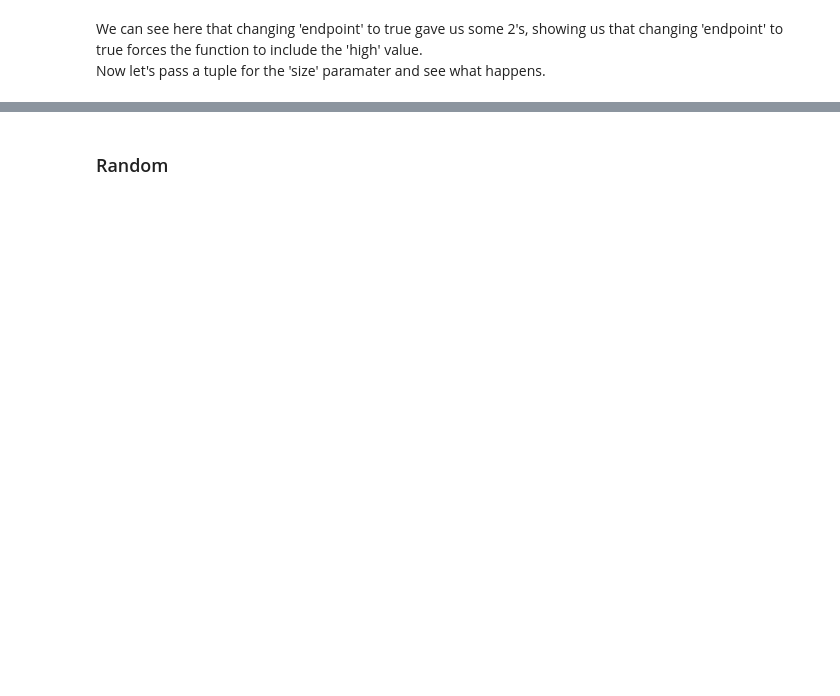
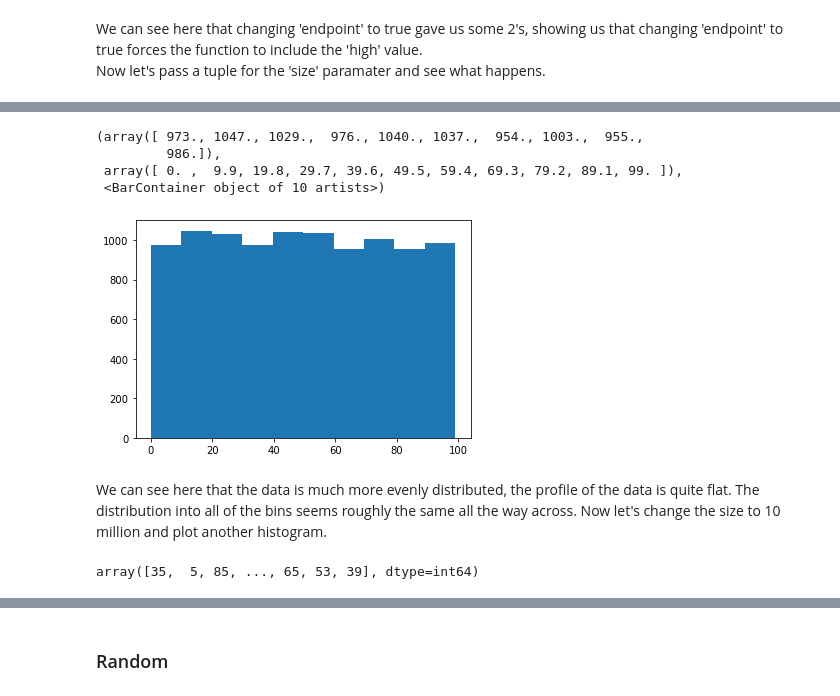
Before and after one commit to Cormac88/the-numpy.random-package, a Jupyter notebook: numpy.random.ipynb, the cells around one changed output, grey strips where cells are left out. Cells and saved outputs as stored; diff of their text form; code cells hidden in the pictures; blank space fills up the shorter version.

```diff
--- a/numpy.random.ipynb
+++ b/numpy.random.ipynb
@@ -290,0 +351,15 @@ array([[ 1,  8,  5,  9],
+# %%
+plt.hist(rints_4)
+# %% [output]
+(array([ 973., 1047., 1029.,  976., 1040., 1037.,  954., 1003.,  955.,
+         986.]),
+ array([ 0. ,  9.9, 19.8, 29.7, 39.6, 49.5, 59.4, 69.3, 79.2, 89.1, 99. ]),
+ <BarContainer object of 10 artists>)
+[figure, added]
+# %% [markdown]
+We can see here that the data is much more evenly distributed, the profile of the data is quite flat. The distribution into all of the bins seems roughly the same all the way across. Now let's change the size to 10 million and plot another histogram.
+# %%
+rints_5 = rng.integers(100, size = 10000000)
+rints_5
+# %% [output]
+array([35,  5, 85, ..., 65, 53, 39], dtype=int64)
```
Also changed, not shown: parts of 63 cells of this notebook.
